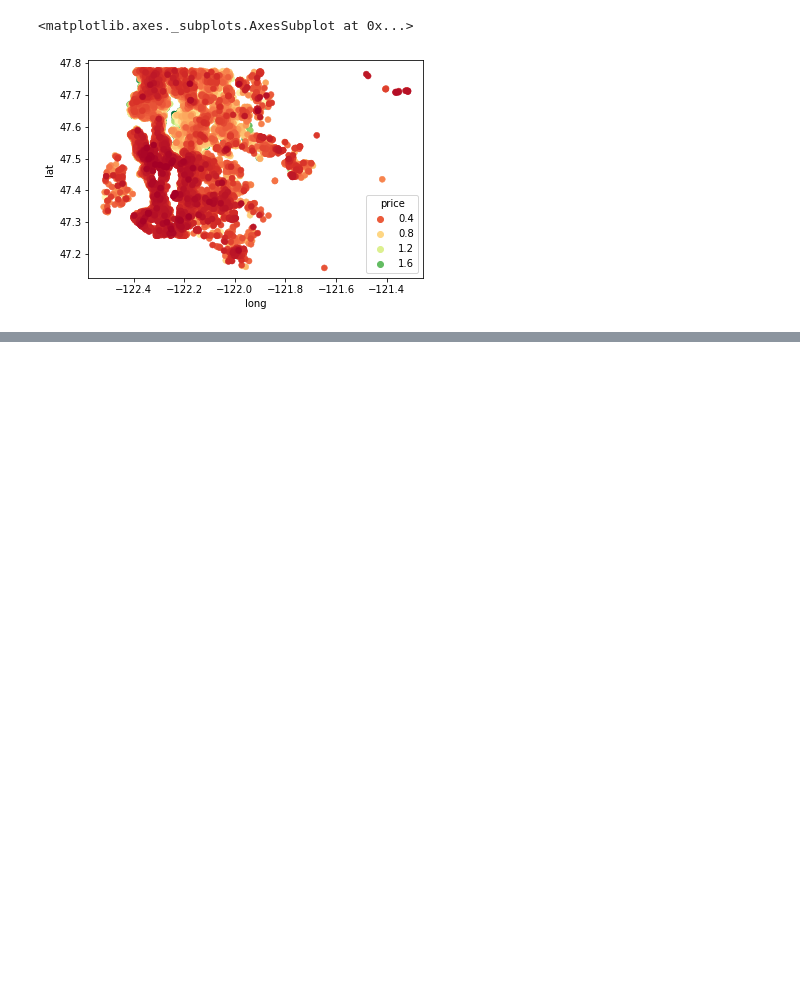
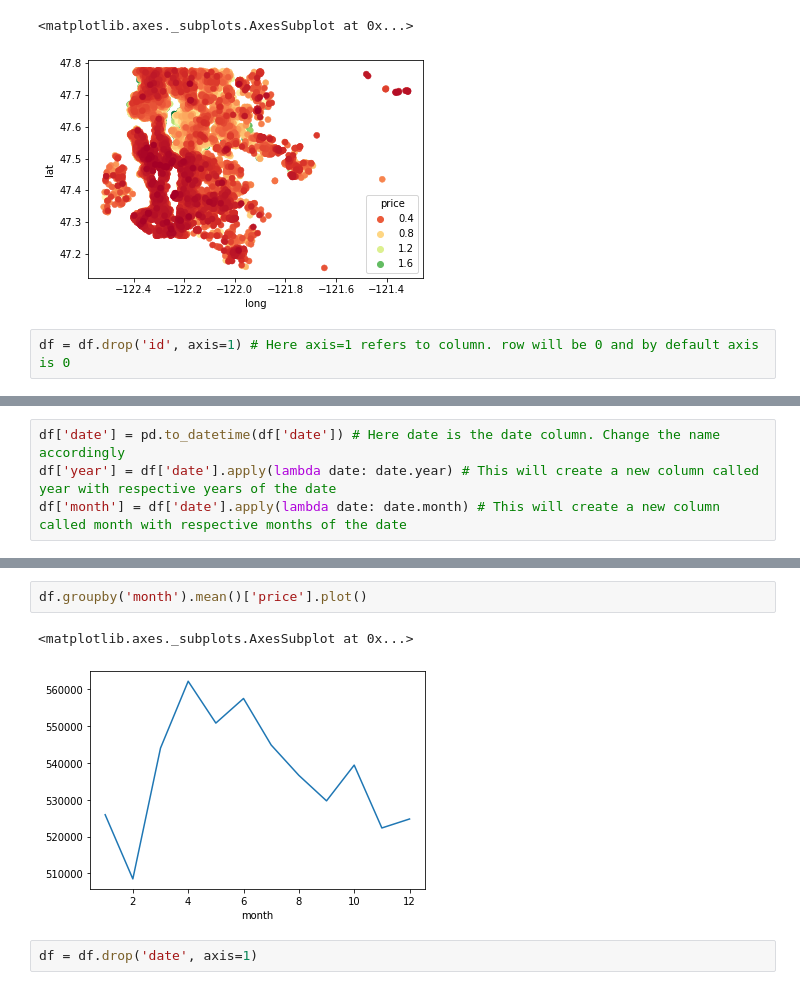
Before and after one commit to anusurabhi/Data-Science, a Jupyter notebook: Regression advanced using house pricing dataset.ipynb, the cells around one changed output, grey strips where cells are left out. Drawn from its saved outputs; the diff is of its cells as text; blank space fills up the shorter version.

```diff
--- a/Regression advanced using house pricing dataset.ipynb
+++ b/Regression advanced using house pricing dataset.ipynb
@@ -88,3 +88,5 @@ sns.scatterplot(x="long", y="lat", data=non_top_1_percent,
 # %% [output]
 <matplotlib.axes._subplots.AxesSubplot at 0x...>
 [figure]
+# %%
+df = df.drop('id', axis=1) # Here axis=1 refers to column. row will be 0 and by default axis is 0
@@ -90,0 +95,4 @@ sns.scatterplot(x="long", y="lat", data=non_top_1_percent,
+# %%
+df['date'] = pd.to_datetime(df['date']) # Here date is the date column. Change the name accordingly
+df['year'] = df['date'].apply(lambda date: date.year) # This will create a new column called year with respective years of the date
+df['month'] = df['date'].apply(lambda date: date.month) # This will create a new column called month with respective months of the date
@@ -90,0 +108,7 @@ sns.scatterplot(x="long", y="lat", data=non_top_1_percent,
+# %%
+df.groupby('month').mean()['price'].plot()
+# %% [output]
+<matplotlib.axes._subplots.AxesSubplot at 0x...>
+[figure, added]
+# %%
+df = df.drop('date', axis=1)
```
Also changed, not shown: parts of 4 cells of this notebook.
